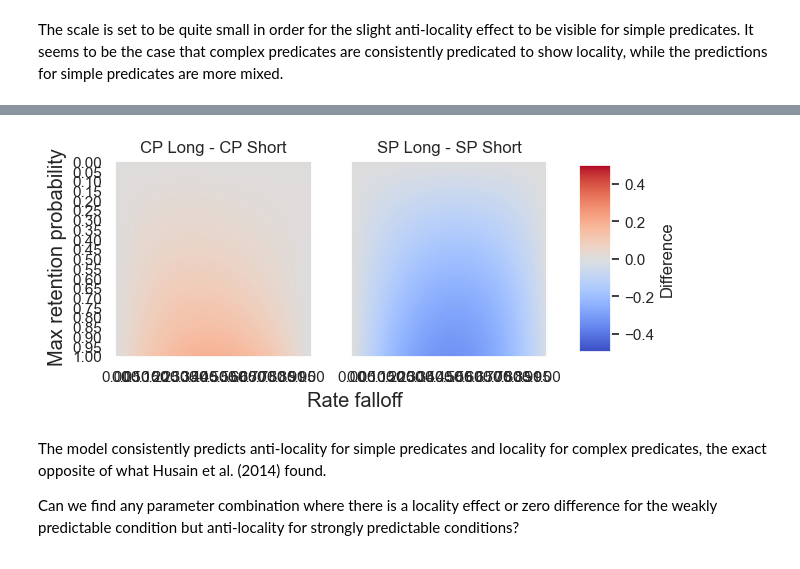
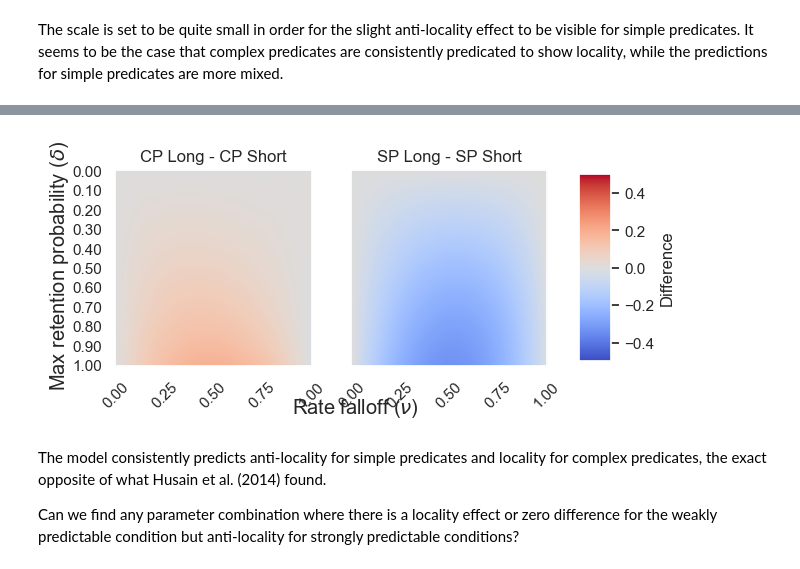
Before and after one commit to johen12/lossy, a Jupyter notebook: toylossy_demo.ipynb, the cells around one changed output, grey strips where cells are left out. Drawn from its saved outputs; the diff is of its cells as text; code cells hidden in the pictures.

```diff
--- a/toylossy_demo.ipynb
+++ b/toylossy_demo.ipynb
@@ -122,6 +122,9 @@ from matplotlib.colors import CenteredNorm
 yticklabels = [f"{val:.2f}" if i % 5 == 0 else "" for (i, val) in enumerate(max_retention_probabilities)]
 xticklabels = [f"{val:.2f}" if i % 5 == 0 else "" for (i, val) in enumerate(rate_falloffs)]
 
+yticklabels_mulmaps = [f"{val:.2f}" if i % 10 == 0 else "" for (i, val) in enumerate(max_retention_probabilities)]
+xticklabels_mulmaps = [f"{val:.2f}" if i % 25 == 0 else "" for (i, val) in enumerate(rate_falloffs)]
+
 norm = CenteredNorm(vcenter = 0)
 # %%
 diffs_orcs_russian = gen_diffs("RPAcc Subj V".split(), "RPAcc V".split(), pcfg_russian, max_retention_probabilities, rate_falloffs, max_depth = max_depth)
@@ -454,33 +490,36 @@ diffs_preds_hindi_sp = gen_diffs("SPNoun Adj1 Adj2 LightVerb".split(), "SPNoun A
 # %%
 fig, axes = plt.subplots(1, 2, sharex=True, sharey=True)
 
 im = axes[0].imshow(diffs_preds_hindi_cp, cmap = "coolwarm", vmin = -0.5, vmax = 0.5)
 axes[0].grid(False)
 axes[0].set(
     title = "CP Long - CP Short",
     xticks = np.arange(0, len(rate_falloffs)),
-    xticklabels = xticklabels,
+    xticklabels = xticklabels_mulmaps,
     yticks = np.arange(0, len(max_retention_probabilities)),
-    yticklabels = yticklabels
+    yticklabels = yticklabels_mulmaps
 )
 
 axes[1].imshow(diffs_preds_hindi_sp, cmap = "coolwarm", vmin = -0.5, vmax = 0.5)
 axes[1].grid(False)
 axes[1].set(
     title = "SP Long - SP Short",
 )
 
 fig.subplots_adjust(right = 0.8)
 cbar_ax = fig.add_axes([0.85, 0.3, 0.05, 0.39])
 fig.colorbar(im, cax = cbar_ax).set_label("Difference")
 
-xlabel = fig.supxlabel("Rate falloff")
-xlabel.set_y(0.18)
-ylabel = fig.supylabel("Max retention probability")
+xlabel = fig.supxlabel("Rate falloff ($\\nu$)")
+xlabel.set_y(0.1)
+ylabel = fig.supylabel("Max retention probability ($\\delta$)")
+
+axes[0].tick_params(axis="x", labelrotation=45)
+axes[1].tick_params(axis="x", labelrotation=45)
 
 plt.show()
 # %% [output]
-[figure, old version]
+[figure, new version]
 # %% [markdown]
 The model consistently predicts anti-locality for simple predicates and locality for complex predicates, the exact opposite of what Husain et al. (2014) found.
 
```
Also changed, not shown: parts of 18 cells of this notebook.
